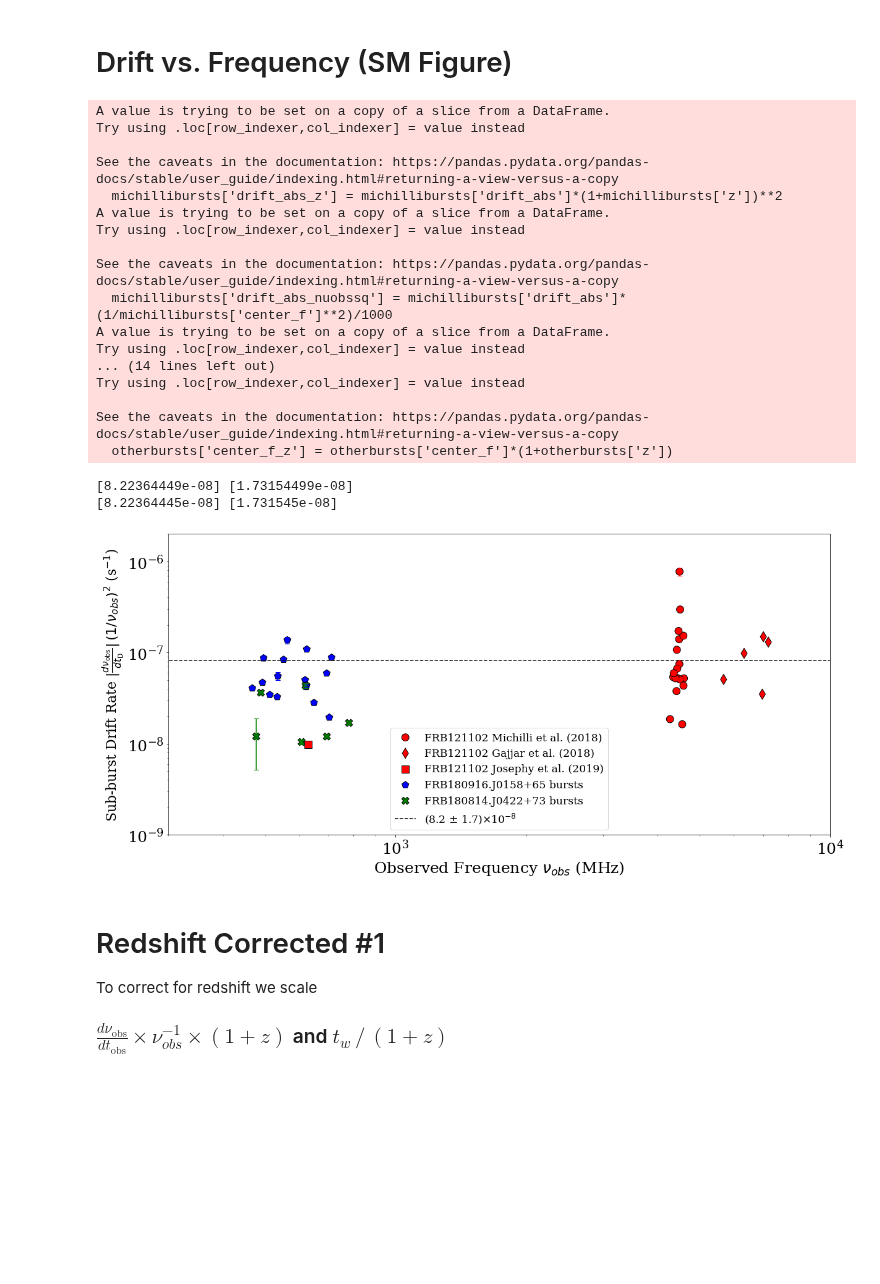
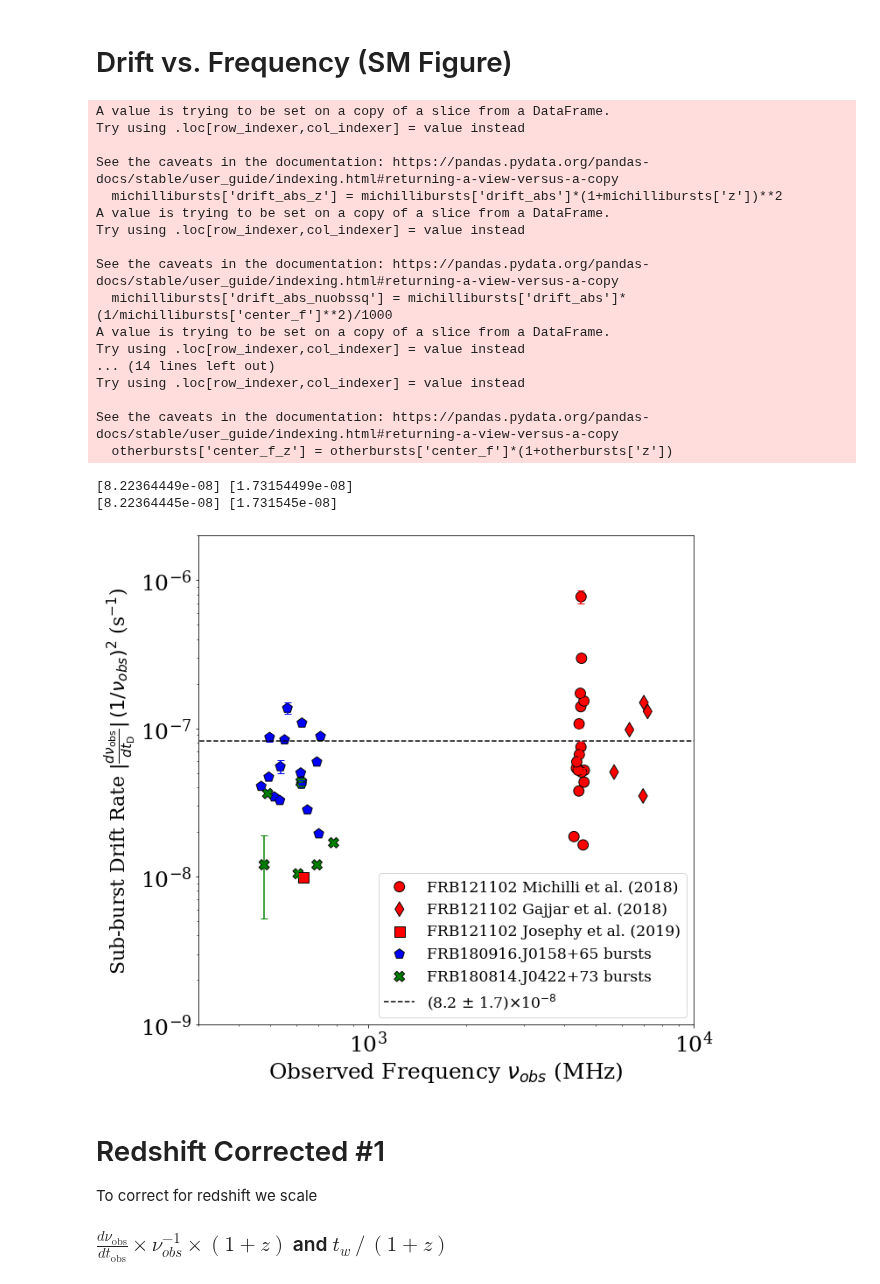
Before and after one commit to mef51/subdriftlaw, a Jupyter notebook: universal/DriftvsDuration_universal.ipynb, the cells around one changed output. Saved outputs shown, nothing was run; the diff lists cells and outputs as text; code cells hidden in the pictures; blank space fills up the shorter version.

```diff
--- a/universal/DriftvsDuration_universal.ipynb
+++ b/universal/DriftvsDuration_universal.ipynb
@@ -382,7 +382,8 @@ markersize = 125 #100
 fontsize = 25 #18
 annotsize = 14
 logscale = False
-figsize = (15, 8)
+# figsize = (15, 8)
+figsize = (10, 9)
 ax = dataframes180916[3].drop([15]).plot.scatter(x='tau_w_ms', y='angle_clean',
                            xerr=dataframes180916[3]['tau_w_error'],
                            yerr=dataframes180916[3]['angle_error'],
@@ -444,9 +445,11 @@ for dataframe180916, drops, pcol, beta, lstyle in zip(dataframes180916, [[15], [
 #     ax.annotate(int(k) if k != 15.5 else k, (v['tau_w_ms'], v['angle_clean']), xytext=(-3,5), textcoords='offset points', weight='bold', size=annotsize)
 
 ax.set_xlim(0, 8.5)
-plt.title("Fit Angles for FRB180916 at different DMs", size=25)
+ax.set_ylim(-0.27, 1.2)
+# plt.title("Fit Angles for FRB180916 at different DMs", size=25)
 plt.legend(fontsize='xx-large')
-# for fformat in ['png', 'pdf', 'eps']: plt.savefig('angleatdifferentDMs.{}'.format(fformat))
+plt.tight_layout()
+# for fformat in ['pdf']: plt.savefig('angleatdifferentDMs.{}'.format(fformat))
 # %% [output]
 [6.55422193]
 [0.21844659]
@@ -975,8 +975,8 @@ fontsize = 25
 annotsize = 14
 logscale = True
 filename = 'log_drift_over_nu_obsvsduration_inprep' if logscale else 'drift_over_nu_obsvsduration_inprep'
-figsize = (17, 8)
-# figsize = (14, 10)
+# figsize = (17, 8)
+figsize = (10, 9)
 
 michillibursts['drift_abs_z'] = michillibursts['drift_abs']*(1+michillibursts['z'])**2
 michillibursts['drift_abs_nuobssq'] = michillibursts['drift_abs']*(1/michillibursts['center_f']**2)/1000
@@ -1077,37 +1077,37 @@ plt.plot(x, popt[0]*np.ones(x.shape), 'k--', label=hacklbl)
 handles, labels = ax.get_legend_handles_labels()
 handles = [handles[1], handles[4], handles[5], handles[2], handles[3], handles[0]]
 labels = [labels[1], labels[4], labels[5], labels[2], labels[3], labels[0]]
-plt.legend(handles, labels, fontsize='xx-large', loc=8)
+plt.legend(handles, labels, fontsize='xx-large', loc=4)
 
 ###
 plt.xlim(3*10**2, 10**4)
 plt.ylim(10**-9, 2*10**-6)
 
 # plt.title("Non Redshift Corrected", size=20)
 #plt.title("FRB121102, FRB180916.J0158+65, and FRB180814.J0422+73", size=20)
 plt.tight_layout()
-# plt.savefig('driftvsnuobs_log.pdf')
+plt.savefig('driftvsnuobs_log.pdf')
 # %% [output]
 A value is trying to be set on a copy of a slice from a DataFrame.
 Try using .loc[row_indexer,col_indexer] = value instead
 
 See the caveats in the documentation: https://pandas.pydata.org/pandas-docs/stable/user_guide/indexing.html#returning-a-view-versus-a-copy
   michillibursts['drift_abs_z'] = michillibursts['drift_abs']*(1+michillibursts['z'])**2
 A value is trying to be set on a copy of a slice from a DataFrame.
 Try using .loc[row_indexer,col_indexer] = value instead
 
 See the caveats in the documentation: https://pandas.pydata.org/pandas-docs/stable/user_guide/indexing.html#returning-a-view-versus-a-copy
   michillibursts['drift_abs_nuobssq'] = michillibursts['drift_abs']*(1/michillibursts['center_f']**2)/1000
 A value is trying to be set on a copy of a slice from a DataFrame.
 Try using .loc[row_indexer,col_indexer] = value instead
 ... (14 lines left out)
 Try using .loc[row_indexer,col_indexer] = value instead
 
 See the caveats in the documentation: https://pandas.pydata.org/pandas-docs/stable/user_guide/indexing.html#returning-a-view-versus-a-copy
   otherbursts['center_f_z'] = otherbursts['center_f']*(1+otherbursts['z'])
 [8.22364449e-08] [1.73154499e-08]
 [8.22364445e-08] [1.731545e-08]
-[figure, old version]
+[figure, new version]
 # %% [markdown]
 # Redshift Corrected #1
 
```
Also changed, not shown: parts of 3 cells of this notebook, 5 other files.
